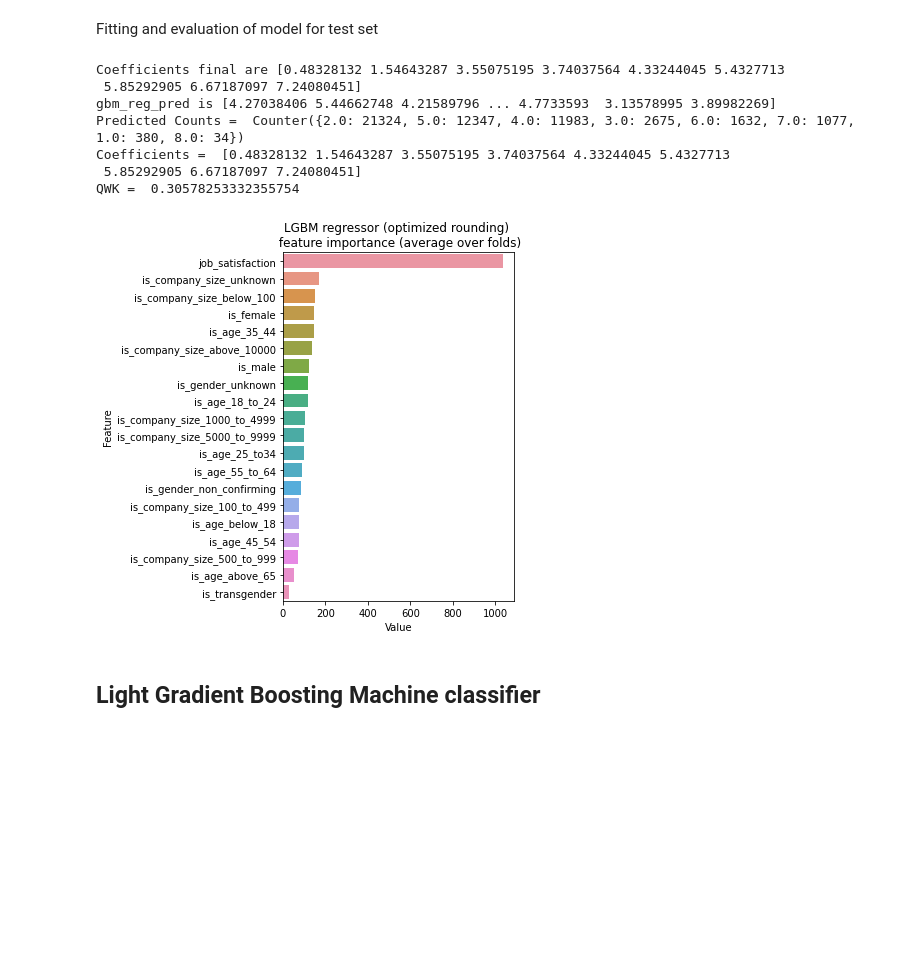
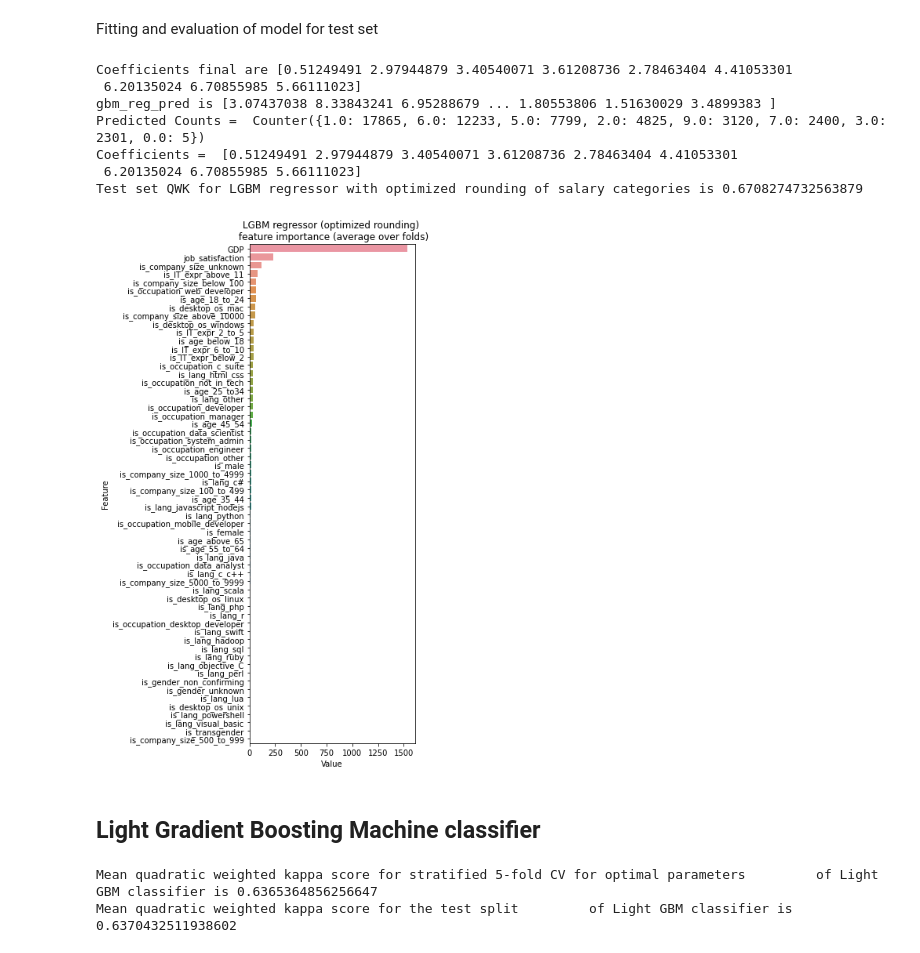
Before and after one commit to nkafwimi/MGT-6203, a Jupyter notebook: salary_prediction_for_software_developers/Notebooks/Modeling_start.ipynb, the cells around one changed output. Cells and saved outputs as stored; diff of their text form; code cells hidden in the pictures; blank space fills up the shorter version.

Commit message:
[Kamil | Added modeling file with LGBM and RFs, and kappa metric for CV and test set]

```diff
--- a/salary_prediction_for_software_developers/Notebooks/Modeling_start.ipynb
+++ b/salary_prediction_for_software_developers/Notebooks/Modeling_start.ipynb
@@ -34,6 +55,6 @@ df.head()
 # %%
-#For now don't use these columns as they are not processed yet
-cols_excl = ['occupation', 'proficient_languages', 'desktop_OS', 'country', 'year', 'IT_experience_in_years']
+#Don't use these columns
+cols_excl = ['country', 'year']
 df = df.drop(cols_excl, axis=1)
 # %%
 #df_salary is a dataframe after dropping data points with NaN in 'compensation'
@@ -73,5 +89,5 @@ array(['20000-40000', '80000-100000', '60000-80000', '40000-60000',
 # %%
-comp_int_dict = {'below-20000': 1, '20000-40000': 2, '40000-60000': 3, '60000_to_80000': 4, '60000-80000': 4,
+comp_int_dict = {'below-20000': 1, '20000-40000': 2, '40000-60000': 3, '60000-to-80000': 4, "60000-80000": 4,
                  '80000-100000': 5,'100000-120000': 6, '12000-140000': 7, '120000-140000':7,
                  '140000-160000': 8, 'above-160000': 9}
 # %%
@@ -101,9 +121,9 @@ data_df_scaled = pd.concat([data_df.drop(cols_to_scale, axis=1), train_scaled],
 display(data_df_scaled.head()) #scaled job satisfaction and GDP data
 
 print(data_df_scaled.columns) #checking that 'compensation' is not there
-# data = data_df_scaled.to_numpy()
+data = data_df_scaled.to_numpy()
 #Temporarily drop GDP
-data = data_df_scaled.drop('GDP', axis=1).to_numpy()
+# data = data_df_scaled.drop('GDP', axis=1).to_numpy()
 salary = df_salary['compensation'].to_numpy()
 # %% [output]
 |  | is_female | is_male | is_gender_non_confirming | is_transgender | is_gender_unknown | is_age_18_to_24 | ... |
@@ -328,25 +370,56 @@ print('gbm_reg_pred is', gbm_reg_pred)
 print("Predicted Counts = ", Counter(pred_test_y_k))
 print("Coefficients = ", coefficients_final)
 qwk = quadratic_weighted_kappa(test_y, pred_test_y_k)
-print("QWK = ", qwk)
+print("Test set QWK for LGBM regressor with optimized rounding of salary categories is", qwk)
 # %% [output]
-Coefficients final are [0.48328132 1.54643287 3.55075195 3.74037564 4.33244045 5.4327713
- 5.85292905 6.67187097 7.24080451]
-gbm_reg_pred is [4.27038406 5.44662748 4.21589796 ... 4.7733593  3.13578995 3.89982269]
-Predicted Counts =  Counter({2.0: 21324, 5.0: 12347, 4.0: 11983, 3.0: 2675, 6.0: 1632, 7.0: 1077, 1.0: 380, 8.0: 34})
-Coefficients =  [0.48328132 1.54643287 3.55075195 3.74037564 4.33244045 5.4327713
- 5.85292905 6.67187097 7.24080451]
-QWK =  0.30578253332355754
+Coefficients final are [0.51249491 2.97944879 3.40540071 3.61208736 2.78463404 4.41053301
+ 6.20135024 6.70855985 5.66111023]
+gbm_reg_pred is [3.07437038 8.33843241 6.95288679 ... 1.80553806 1.51630029 3.4899383 ]
+Predicted Counts =  Counter({1.0: 17865, 6.0: 12233, 5.0: 7799, 2.0: 4825, 9.0: 3120, 7.0: 2400, 3.0: 2301, 0.0: 5})
+Coefficients =  [0.51249491 2.97944879 3.40540071 3.61208736 2.78463404 4.41053301
+ 6.20135024 6.70855985 5.66111023]
+Test set QWK for LGBM regressor with optimized rounding of salary categories is 0.6708274732563879
 # %%
 feature_imp = pd.DataFrame(sorted(zip(gbm_reg.feature_importances_,data_df.columns)), columns=['Value','Feature'])
 
-plt.figure(figsize=(6, 6))
+plt.figure(figsize=(6, 10))
 sns.barplot(x="Value", y="Feature", data=feature_imp.sort_values(by="Value", ascending=False))
 plt.title('LGBM regressor (optimized rounding) \n feature importance (average over folds)')
 plt.tight_layout()
 plt.savefig('LGBM regressor (optimized rounding) feature importance (average over folds).svg')
 plt.show()
 # %% [output]
-[figure, old version]
+[figure, new version]
 # %% [markdown]
 ## Light Gradient Boosting Machine classifier ##
+# %%
+labels = salary.astype(str)
+
+#Split data into train and test datasets - do again to ensure variables are correctly assigned
+data_train, data_test, labels_train, labels_test = train_test_split(data, labels, test_size = 0.2, random_state = 0)
+
+cv_scores = np.empty(5)
+cv = StratifiedKFold(n_splits=5, shuffle=True, random_state=1121218)
+
+for idx, (train_idx, test_idx) in enumerate(cv.split(data_train, labels_train)):
+    X_train, X_test = data_train[train_idx], data_train[test_idx]
+    y_train, y_test = labels_train[train_idx], labels_train[test_idx]
+    model = lgb.LGBMClassifier() #treating it as a classification problem
+    pred = model.fit(X_train, y_train).predict(X_test)
+    cv_scores[idx] = quadratic_weighted_kappa(pred, y_test) #but evaluation is based on integers - conversion done within function
+
+print('Mean quadratic weighted kappa score for stratified 5-fold CV for optimal parameters \
+        of Light GBM classifier is', np.mean(cv_scores))
+
+#Split data into train and test datasets - do again to ensure variables are correctly assigned
+x_train, x_test, y_train, y_test = train_test_split(data, labels, test_size = 0.2, random_state = 0)
+
+gbm_clf = lgb.LGBMClassifier()
+gbm_clf.fit(X=x_train, y=y_train)
+
+gbm_clf_pred = gbm_clf.predict(x_test)
+print('Mean quadratic weighted kappa score for the test split \
+        of Light GBM classifier is', quadratic_weighted_kappa(gbm_clf_pred, y_test))
+# %% [output]
+Mean quadratic weighted kappa score for stratified 5-fold CV for optimal parameters         of Light GBM classifier is 0.6365364856256647
+Mean quadratic weighted kappa score for the test split         of Light GBM classifier is 0.6370432511938602
```
Also changed, not shown: parts of 45 cells of this notebook.
